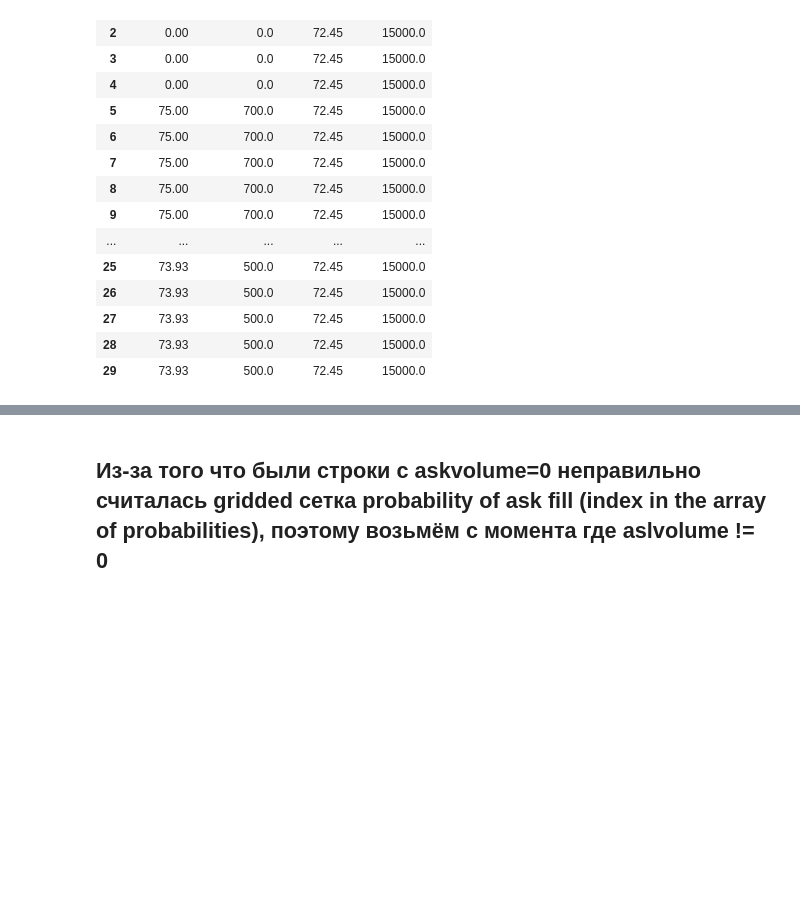
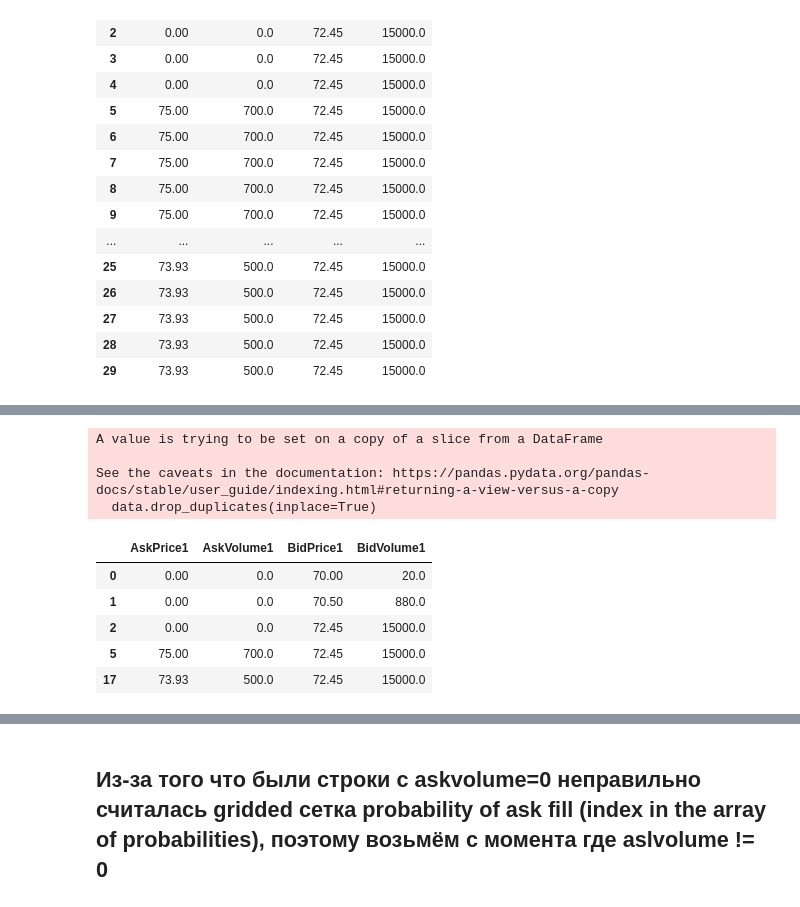
Before and after one commit to koteyevlev/MarketMakingMLAlgo, a Jupyter notebook: ML_in_Finance_MarketMaking.ipynb, the cells around one changed output, grey strips where cells are left out. Saved outputs shown, nothing was run; the diff lists cells and outputs as text; code cells hidden in the pictures; blank space fills up the shorter version.

```diff
--- a/ML_in_Finance_MarketMaking.ipynb
+++ b/ML_in_Finance_MarketMaking.ipynb
@@ -135,3 +121,19 @@ data.head(30)
+# %%
+data.drop_duplicates(inplace=True)
+# %% [output]
+A value is trying to be set on a copy of a slice from a DataFrame
+
+See the caveats in the documentation: https://pandas.pydata.org/pandas-docs/stable/user_guide/indexing.html#returning-a-view-versus-a-copy
+  data.drop_duplicates(inplace=True)
+# %%
+data.head()
+# %% [output]
+|  | AskPrice1 | AskVolume1 | BidPrice1 | BidVolume1 |
+| 0 | 0.00 | 0.0 | 70.00 | 20.0 |
+| 1 | 0.00 | 0.0 | 70.50 | 880.0 |
+| 2 | 0.00 | 0.0 | 72.45 | 15000.0 |
+| 5 | 75.00 | 700.0 | 72.45 | 15000.0 |
+| 17 | 73.93 | 500.0 | 72.45 | 15000.0 |
 # %%
 np.array(data).shape
 # %% [output]
```
Also changed, not shown: parts of 36 cells of this notebook.
